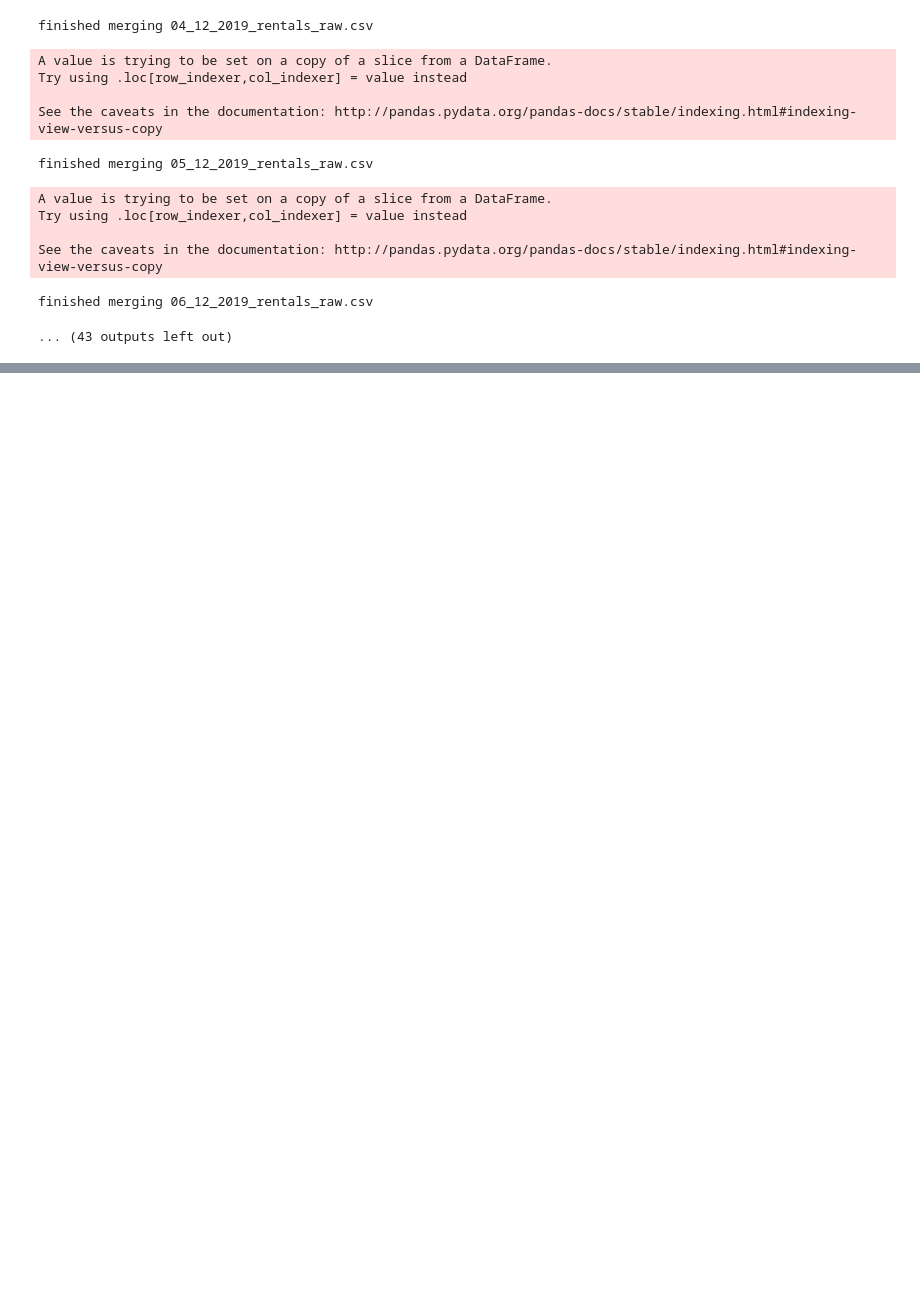
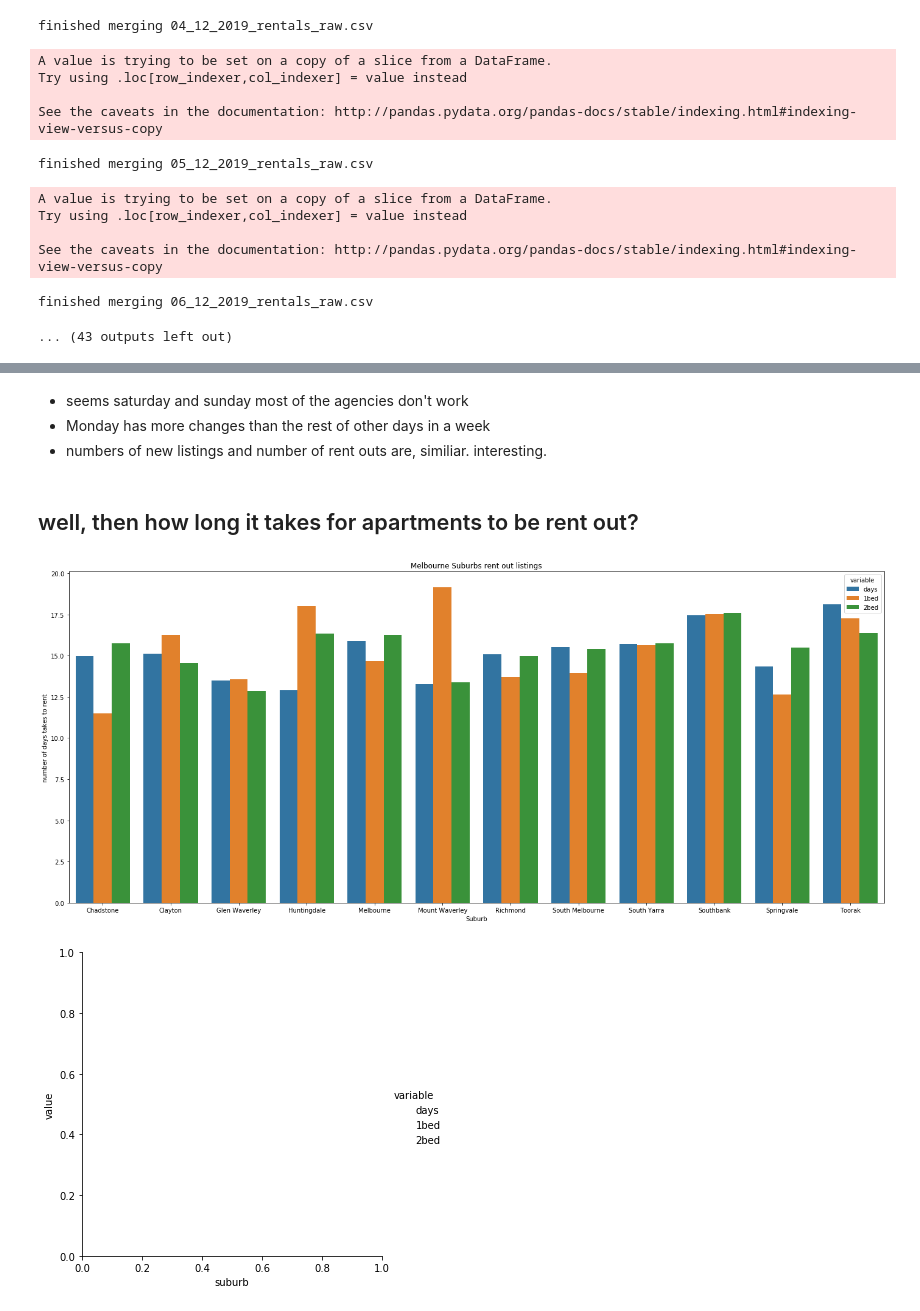
Before and after one commit to yaoyaoustc/project_Melbourne_rentals, a Jupyter notebook: P4_EDA2.ipynb, the cells around one changed output, grey strips where cells are left out. Cells and saved outputs as stored; diff of their text form; code cells hidden in the pictures; blank space fills up the shorter version.

```diff
--- a/P4_EDA2.ipynb
+++ b/P4_EDA2.ipynb
@@ -94,0 +196,27 @@ data
+# %% [markdown]
++ seems saturday and sunday most of the agencies don't work
++ Monday has more changes than the rest of other days in a week
++ numbers of new listings and number of rent outs are, similiar. interesting.
+# %% [markdown]
+## well, then how long it takes for apartments to be rent out?
+# %%
+def plot_rentout(merge_df):
+    # average rent out time for all properties for each suburb
+    temp = merge_df.groupby(['suburb','address']).count().price.to_frame()
+    plotdata1 = temp.groupby('suburb').mean().sort_values(by='suburb').rename(columns={'price':'days'})
+    # averge rent out time for 1 bedrooms
+    temp = merge_df.loc[merge_df['feature_bedroom'] == 1,].groupby(['suburb','address']).count().price.to_frame()
+    plotdata1['1bed'] = temp.groupby('suburb').mean().sort_values(by='suburb').rename(columns={'price':'days'}).days
+    # averge rent out time for 2 bedrooms
+    temp = merge_df.loc[merge_df['feature_bedroom'] == 2,].groupby(['suburb','address']).count().price.to_frame()
+    plotdata1['2bed']  = temp.groupby('suburb').mean().sort_values(by='suburb').rename(columns={'price':'days'}).days
+    plotorder = plotdata1.index
+    sns.set_color_codes("pastel")
+    fig,ax = plt.subplots(1,1,figsize=(24,10))
+    sns.catplot(x='suburb',y='value',hue='variable',data = plotdata1.reset_index().melt(id_vars='suburb'),kind='bar',ax = ax)
+    ax.set(xlabel="Suburb",ylabel="number of days takes to rent",title="Melbourne Suburbs rent out listings")
+
+plot_rentout(merge_df)
+# %% [output]
+[figure, added]
+[figure, added]
```
Also changed, not shown: parts of 14 cells of this notebook.
